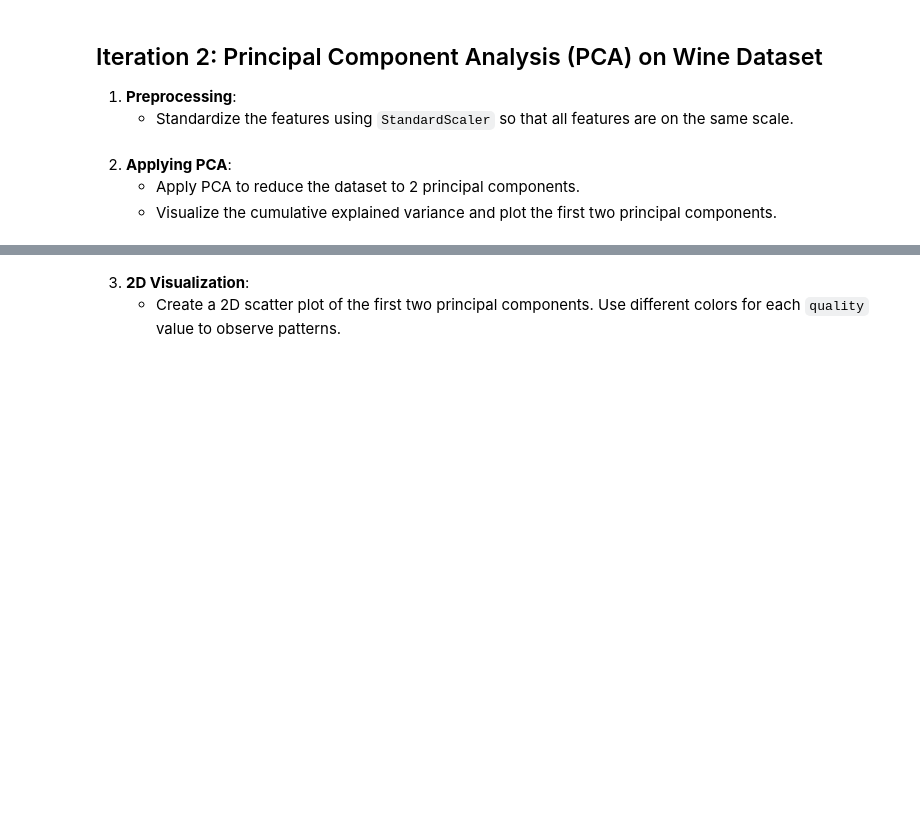
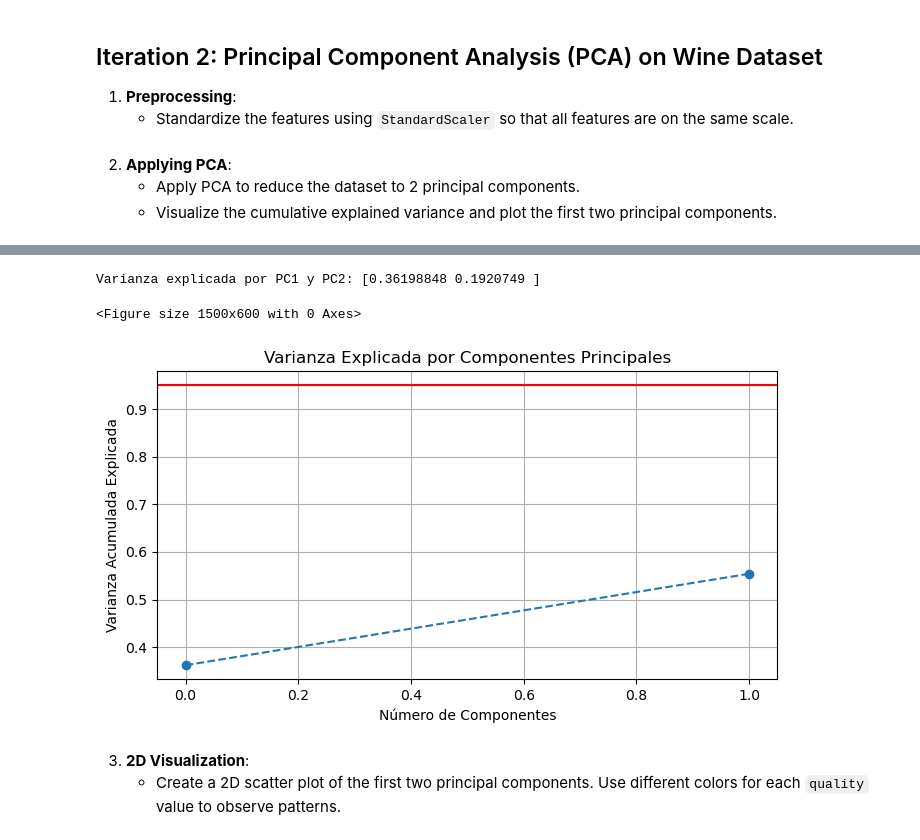
Before and after one commit to GuaSiMoTO/LAB-Machine-Learning-Unsupervised-Learning-Dimensionality-Reduction-public, a Jupyter notebook: LAB-Machine-Learning-Unsupervised-Learning-Dimensional-Reduction.ipynb, the cells around one changed output, grey strips where cells are left out. Cells and saved outputs as stored; diff of their text form; code cells hidden in the pictures; blank space fills up the shorter version.

```diff
--- a/LAB-Machine-Learning-Unsupervised-Learning-Dimensional-Reduction.ipynb
+++ b/LAB-Machine-Learning-Unsupervised-Learning-Dimensional-Reduction.ipynb
@@ -42,5 +124,20 @@ from sklearn.preprocessing import StandardScaler
    - Visualize the cumulative explained variance and plot the first two principal components.
 # %%
 from sklearn.decomposition import PCA
+import numpy as np
 import matplotlib.pyplot as plt
-import seaborn as sns
+
+# Inicializar PCA con 2 componentes
+pca = PCA(n_components=2)
+X_pca = pca.fit_transform(X_scaled)
+
+eigenvectors = pca.components_
+
+components = pca.components_ #eigenvectors (n_componentes, original_dim)
+explained_variance_ = pca.explained_variance_ #eigenvalues (n_componentes,)
+explained_variance_ratio_ = pca.explained_variance_ratio_
+
+# Display the eigenvectors in the console
+print("Eigenvectors (principal components):")
+for i, eigenvector in enumerate(components):
+    print(f"Principal Component {i+1}: {eigenvector}")
@@ -47,3 +152,28 @@ import seaborn as sns
+# %%
+
+# Crear DataFrame con los componentes
+pca_df = pd.DataFrame(data=X_pca, columns=['PC1', 'PC2'])
+pca_df['quality'] = y  # Añadir la columna 'quality'
+
+# Varianza explicada por cada componente
+print("Varianza explicada por PC1 y PC2:", pca.explained_variance_ratio_)
+
+# Ejemplo de output: [0.36, 0.19] (PC1 explica 36%, PC2 19%)
+fig = plt.figure(figsize=(15, 6))
+
+# Gráfico de varianza acumulada
+plt.figure(figsize=(8, 4))
+plt.plot(np.cumsum(pca.explained_variance_ratio_), marker='o', linestyle='--')
+plt.xlabel('Número de Componentes')
+plt.ylabel('Varianza Acumulada Explicada')
+plt.title('Varianza Explicada por Componentes Principales')
+plt.axhline(y=0.95, color='r', linestyle='-')  # Línea de referencia (95% varianza)
+plt.grid()
+plt.show()
+# %% [output]
+Varianza explicada por PC1 y PC2: [0.36198848 0.1920749 ]
+<Figure size 1500x600 with 0 Axes>
+[figure, added]
 # %% [markdown]
 
 3. **2D Visualization**:
```
Also changed, not shown: parts of 17 cells of this notebook.
